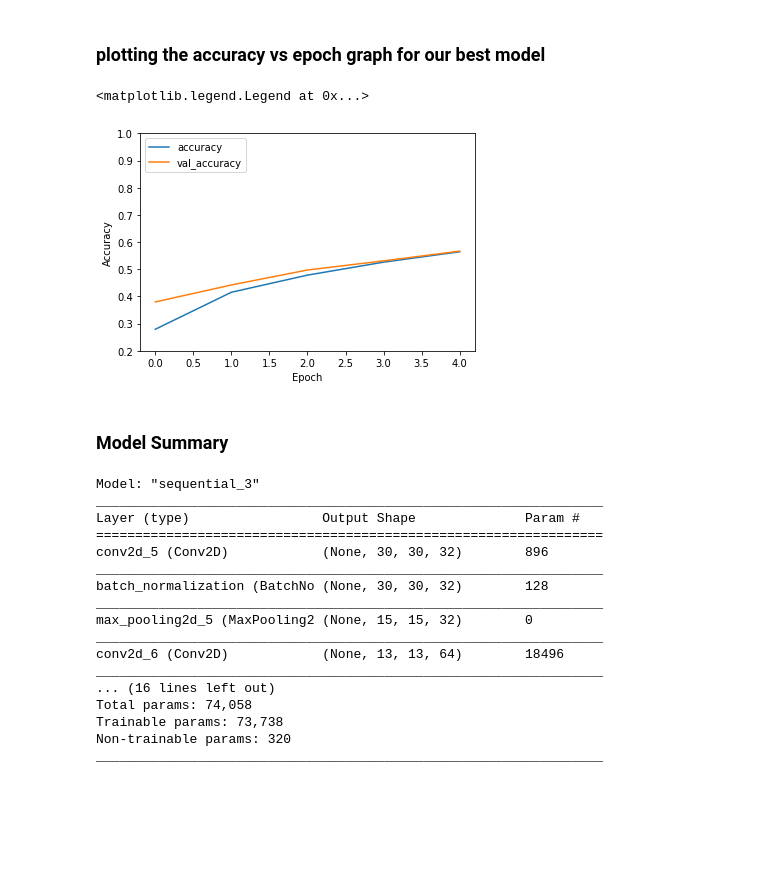
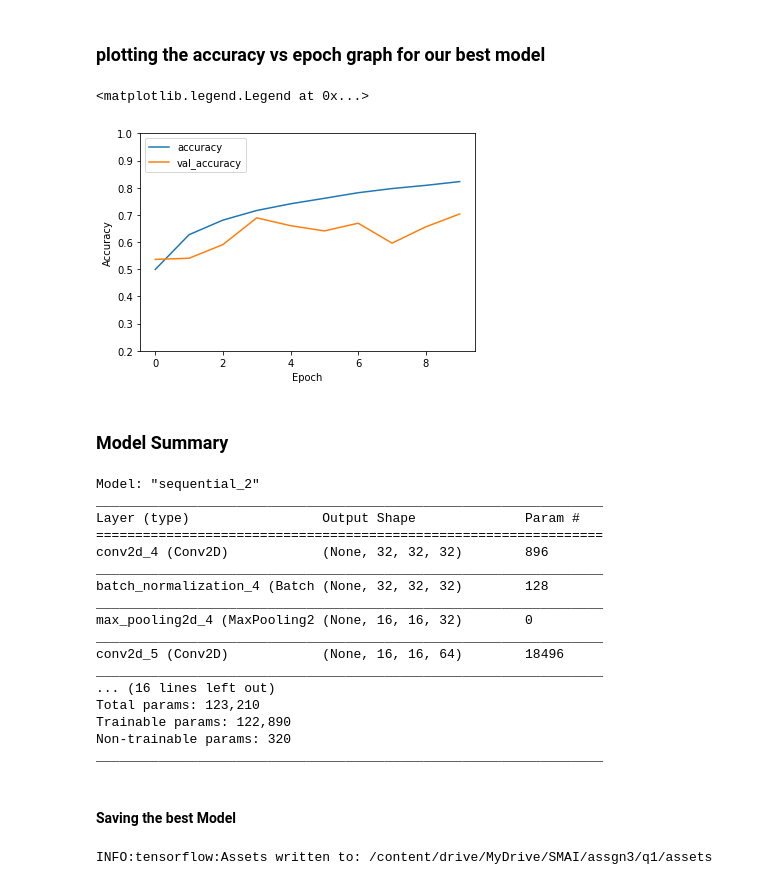
Before and after one commit to VbhvGupta/SMAI, a Jupyter notebook: CNN_cifar10.ipynb, the cells around one changed output. Saved outputs shown, nothing was run; the diff lists cells and outputs as text; code cells hidden in the pictures; blank space fills up the shorter version.

```diff
--- a/CNN_cifar10.ipynb
+++ b/CNN_cifar10.ipynb
@@ -106,6 +107,7 @@ cnn1 = models.Sequential([
 
     #output layer
     layers.Flatten(),
+    layers.Dense(64, activation='relu'),
     layers.Dense(10, activation='softmax')
 ])
 # %%
@@ -228,5 +251,5 @@ cnn_3.compile(optimizer='SGD',
               loss='categorical_crossentropy',
               metrics=['accuracy'])
 # %%
-history_3 = cnn_3.fit(X_train, train_labels, epochs=5,validation_data=(X_test, test_labels))
+history_3 = cnn_3.fit(X_train, train_labels, epochs=10,validation_data=(X_test, test_labels))
 # %% [output]
@@ -278,34 +311,40 @@ plot_sample(X_test, y_pred,3)
 ### plotting the accuracy vs epoch graph for our best model
 # %%
 import matplotlib.pyplot as plt
-plt.plot(history_2.history['accuracy'], label='accuracy')
-plt.plot(history_2.history['val_accuracy'], label = 'val_accuracy')
+plt.plot(history_3.history['accuracy'], label='accuracy')
+plt.plot(history_3.history['val_accuracy'], label = 'val_accuracy')
 plt.xlabel('Epoch')
 plt.ylabel('Accuracy')
 plt.ylim([0.2, 1])
 plt.legend(loc='upper left')
 # %% [output]
 <matplotlib.legend.Legend at 0x...>
-[figure, old version]
+[figure, new version]
 # %% [markdown]
 ### Model Summary
 # %%
 cnn_3.summary()
 # %% [output]
-Model: "sequential_3"
+Model: "sequential_2"
 _________________________________________________________________
 Layer (type)                 Output Shape              Param #
 =================================================================
-conv2d_5 (Conv2D)            (None, 30, 30, 32)        896
+conv2d_4 (Conv2D)            (None, 32, 32, 32)        896
 _________________________________________________________________
-batch_normalization (BatchNo (None, 30, 30, 32)        128
+batch_normalization_4 (Batch (None, 32, 32, 32)        128
 _________________________________________________________________
-max_pooling2d_5 (MaxPooling2 (None, 15, 15, 32)        0
+max_pooling2d_4 (MaxPooling2 (None, 16, 16, 32)        0
 _________________________________________________________________
-conv2d_6 (Conv2D)            (None, 13, 13, 64)        18496
+conv2d_5 (Conv2D)            (None, 16, 16, 64)        18496
 _________________________________________________________________
 ... (16 lines left out)
-Total params: 74,058
-Trainable params: 73,738
+Total params: 123,210
+Trainable params: 122,890
 Non-trainable params: 320
 _________________________________________________________________
+# %% [markdown]
+#### Saving the best Model
+# %%
+cnn_3.save('/content/drive/MyDrive/SMAI/assgn3/q1')
+# %% [output]
+INFO:tensorflow:Assets written to: /content/drive/MyDrive/SMAI/assgn3/q1/assets
```
Also changed, not shown: parts of 9 cells of this notebook.
